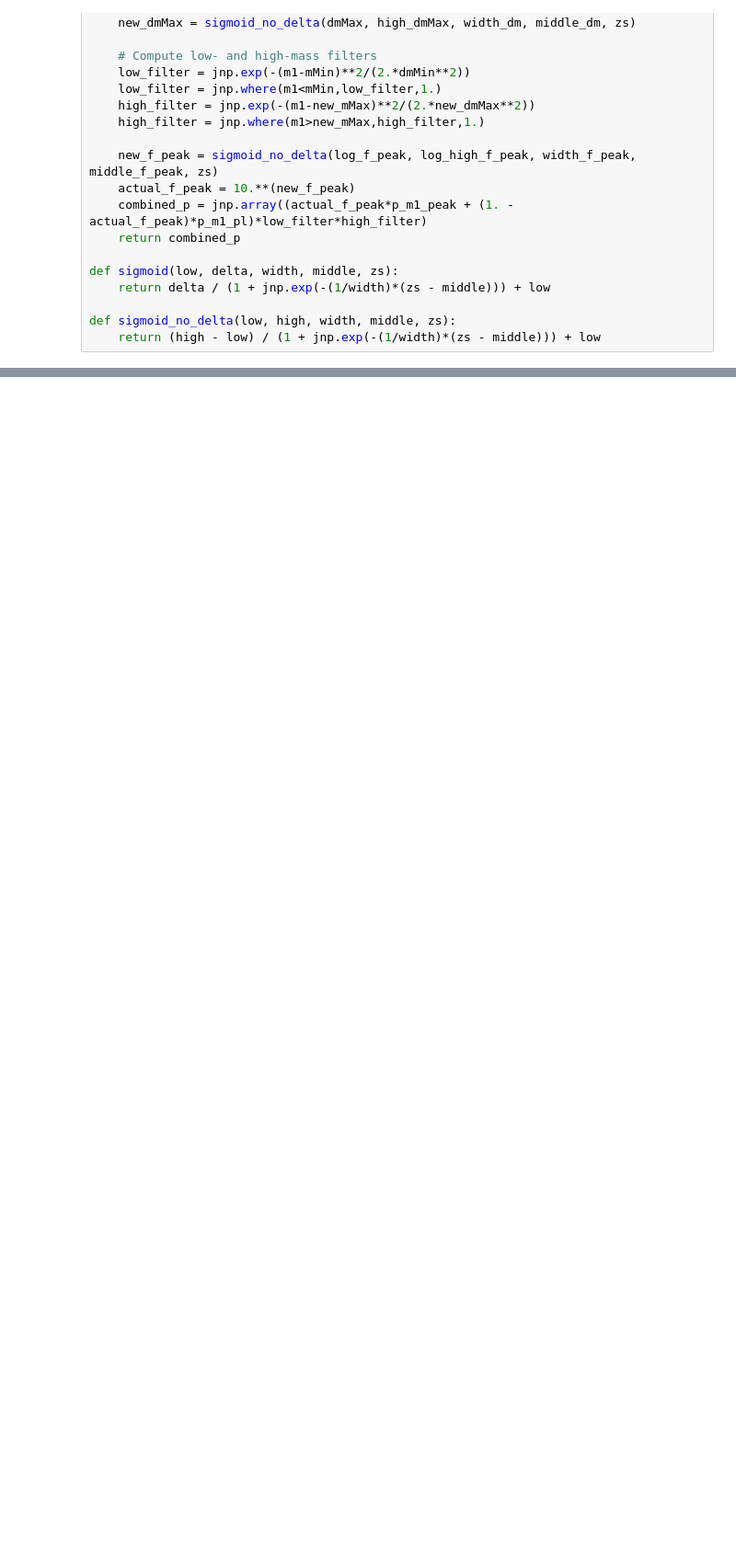
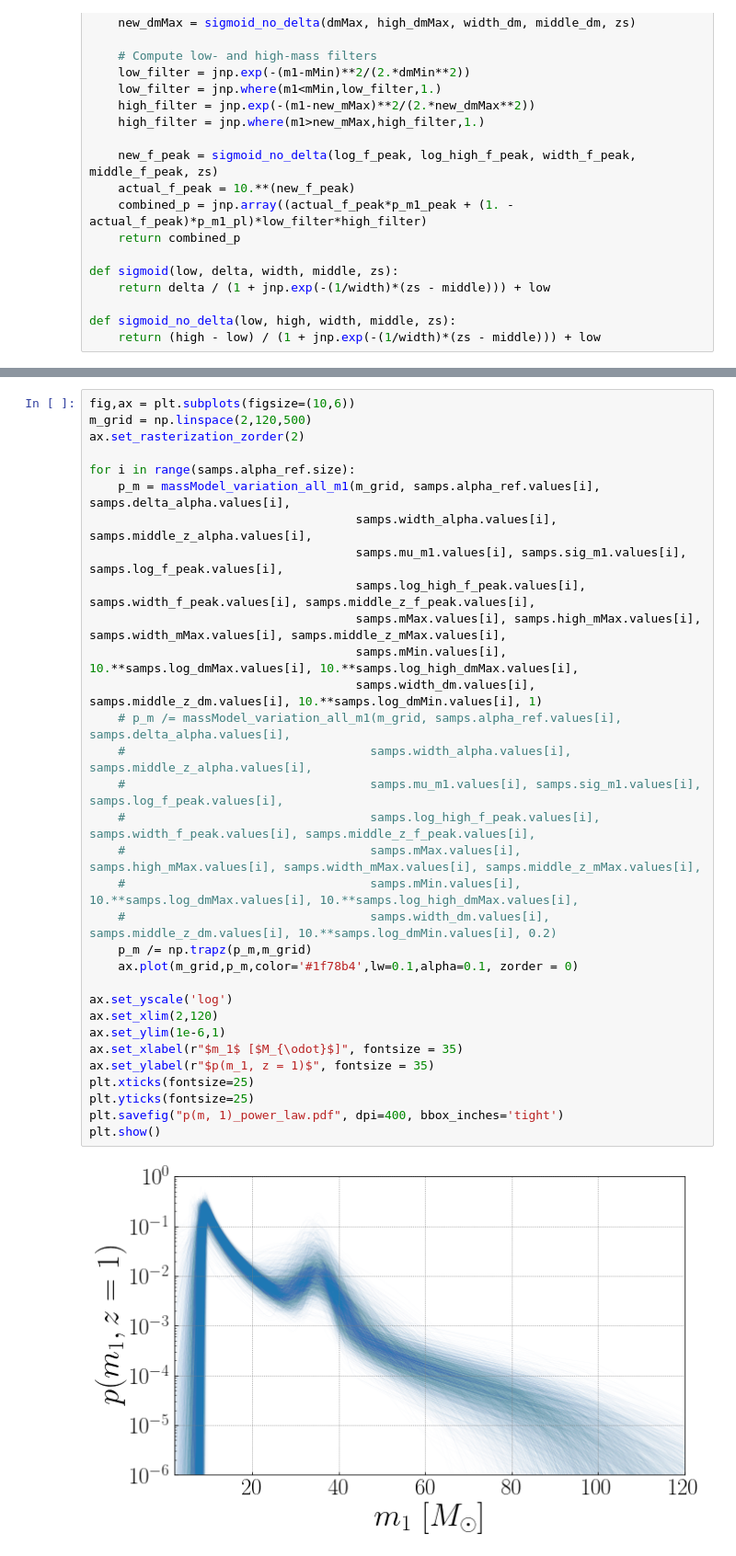
Before and after one commit to maxlalleman/bbh_mass_distribution_redshift_variation_inference, a Jupyter notebook: figures/p(m)_power_law.ipynb, the cells around one changed output, grey strips where cells are left out. Shown at 92% size. Cells and saved outputs as stored; diff of their text form; blank space fills up the shorter version.

```diff
--- a/figures/p(m)_power_law.ipynb
+++ b/figures/p(m)_power_law.ipynb
@@ -73,0 +74,34 @@ plt.show()
+# %%
+fig,ax = plt.subplots(figsize=(10,6))
+m_grid = np.linspace(2,120,500)
+ax.set_rasterization_zorder(2)
+
+for i in range(samps.alpha_ref.size):
+    p_m = massModel_variation_all_m1(m_grid, samps.alpha_ref.values[i], samps.delta_alpha.values[i],
+                                     samps.width_alpha.values[i], samps.middle_z_alpha.values[i],
+                                     samps.mu_m1.values[i], samps.sig_m1.values[i], samps.log_f_peak.values[i],
+                                     samps.log_high_f_peak.values[i], samps.width_f_peak.values[i], samps.middle_z_f_peak.values[i],
+                                     samps.mMax.values[i], samps.high_mMax.values[i], samps.width_mMax.values[i], samps.middle_z_mMax.values[i],
+                                     samps.mMin.values[i], 10.**samps.log_dmMax.values[i], 10.**samps.log_high_dmMax.values[i],
+                                     samps.width_dm.values[i], samps.middle_z_dm.values[i], 10.**samps.log_dmMin.values[i], 1)
+    # p_m /= massModel_variation_all_m1(m_grid, samps.alpha_ref.values[i], samps.delta_alpha.values[i],
+    #                                  samps.width_alpha.values[i], samps.middle_z_alpha.values[i],
+    #                                  samps.mu_m1.values[i], samps.sig_m1.values[i], samps.log_f_peak.values[i],
+    #                                  samps.log_high_f_peak.values[i], samps.width_f_peak.values[i], samps.middle_z_f_peak.values[i],
+    #                                  samps.mMax.values[i], samps.high_mMax.values[i], samps.width_mMax.values[i], samps.middle_z_mMax.values[i],
+    #                                  samps.mMin.values[i], 10.**samps.log_dmMax.values[i], 10.**samps.log_high_dmMax.values[i],
+    #                                  samps.width_dm.values[i], samps.middle_z_dm.values[i], 10.**samps.log_dmMin.values[i], 0.2)
+    p_m /= np.trapz(p_m,m_grid)
+    ax.plot(m_grid,p_m,color='#1f78b4',lw=0.1,alpha=0.1, zorder = 0)
+
+ax.set_yscale('log')
+ax.set_xlim(2,120)
+ax.set_ylim(1e-6,1)
+ax.set_xlabel(r"$m_1$ [$M_{\odot}$]", fontsize = 35)
+ax.set_ylabel(r"$p(m_1, z = 1)$", fontsize = 35)
+plt.xticks(fontsize=25)
+plt.yticks(fontsize=25)
+plt.savefig("p(m, 1)_power_law.pdf", dpi=400, bbox_inches='tight')
+plt.show()
+# %% [output]
+[figure, added]
```
Also changed, not shown: parts of 2 cells of this notebook, 11 other files.
